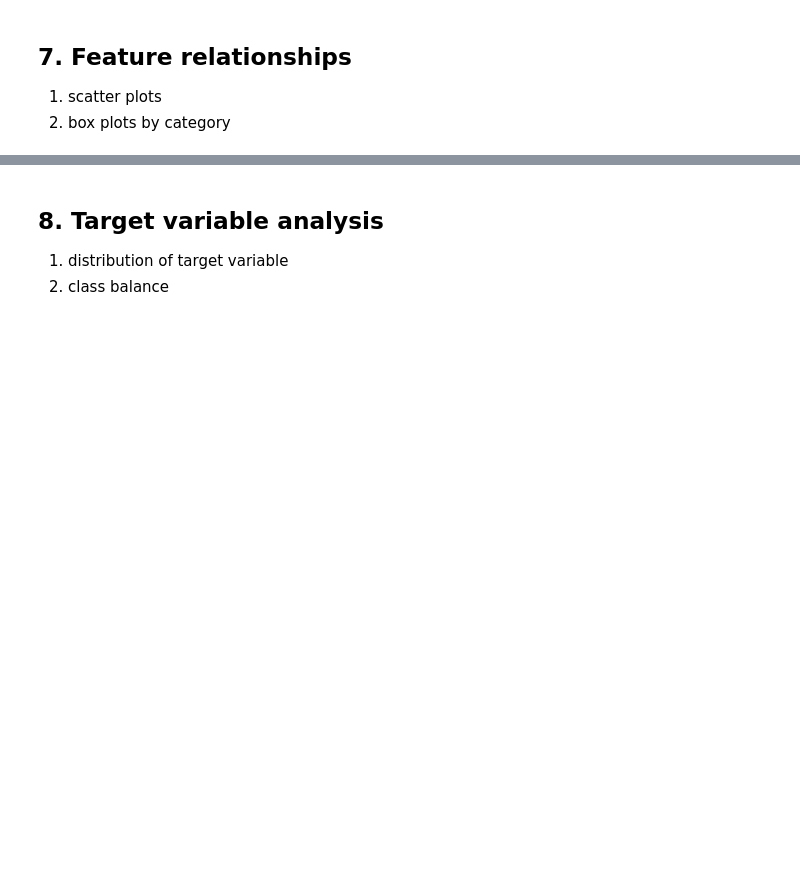
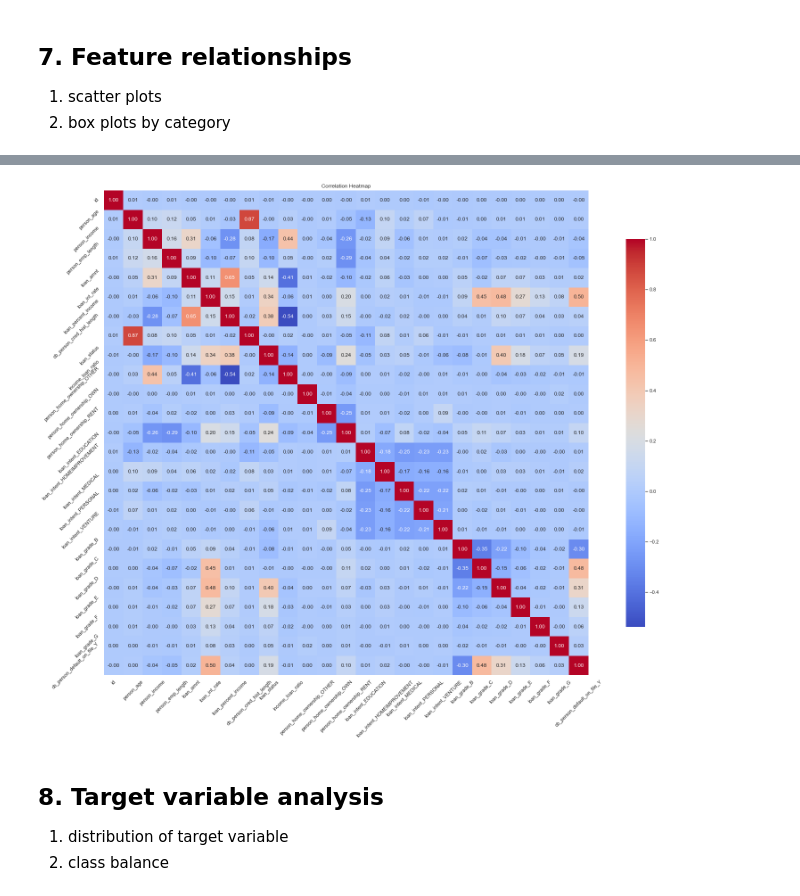
Before and after one commit to Swapnil-Trivedi/loan_approval_prediction, a Jupyter notebook: data_analysis_.ipynb, the cells around one changed output, grey strips where cells are left out. Drawn from its saved outputs; the diff is of its cells as text; code cells hidden in the pictures; blank space fills up the shorter version.

```diff
--- a/data_analysis_.ipynb
+++ b/data_analysis_.ipynb
@@ -401,3 +453,21 @@ plt.show()
 
 1. scatter plots
 2. box plots by category
+# %%
+# Example: Create an interaction feature
+train_data['income_loan_ratio'] = train_data['person_income'] / train_data['loan_amnt']
+# %%
+# Example: Bin person_age into age groups
+bins = [0, 25, 35, 50, 65, 100]
+labels = ['18-25', '26-35', '36-50', '51-65', '66+']
+train_data['age_group'] = pd.cut(train_data['person_age'], bins=bins, labels=labels, right=False)
+# %%
+from sklearn.preprocessing import StandardScaler
+
+# Example: Standardize numerical features
+scaler = StandardScaler()
+numerical_cols = ['person_age', 'person_income', 'loan_amnt', 'loan_int_rate', 'loan_percent_income']
+train_data[numerical_cols] = scaler.fit_transform(train_data[numerical_cols])
+# %%
+# Example: One-hot encoding for categorical features
+train_data = pd.get_dummies(train_data, columns=categorical_cols, drop_first=True)  # drop_first to avoid dummy variable trap
@@ -404,3 +493,20 @@ plt.show()
+# %%
+# Generate the correlation matrix
+correlation_matrix = train_data.corr()
+
+# Set up the matplotlib figure
+plt.figure(figsize=(30, 20))
+
+# Draw the heatmap
+sns.heatmap(correlation_matrix, annot=True, fmt=".2f", cmap='coolwarm', square=True, cbar_kws={"shrink": .8})
+
+# Title and labels
+plt.title("Correlation Heatmap")
+plt.xticks(rotation=45)
+plt.yticks(rotation=45)
+plt.show()
+# %% [output]
+[figure, added]
 # %% [markdown]
 ## 8. Target variable analysis
 
```
Also changed, not shown: parts of 6 cells of this notebook.
